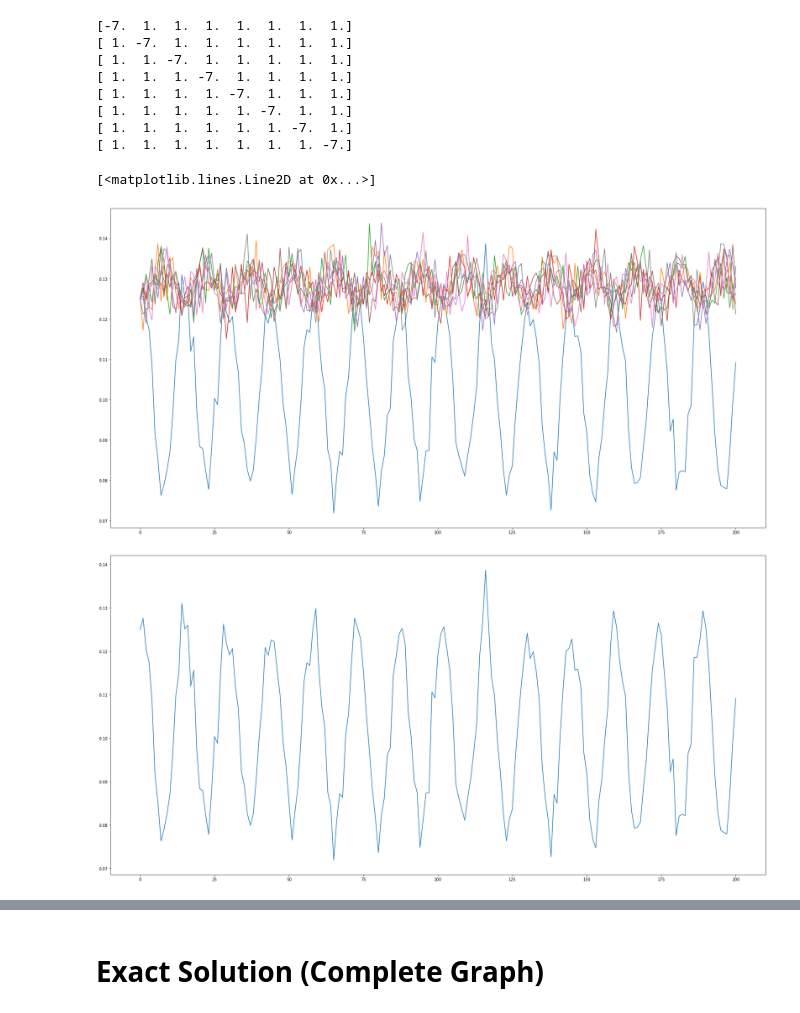
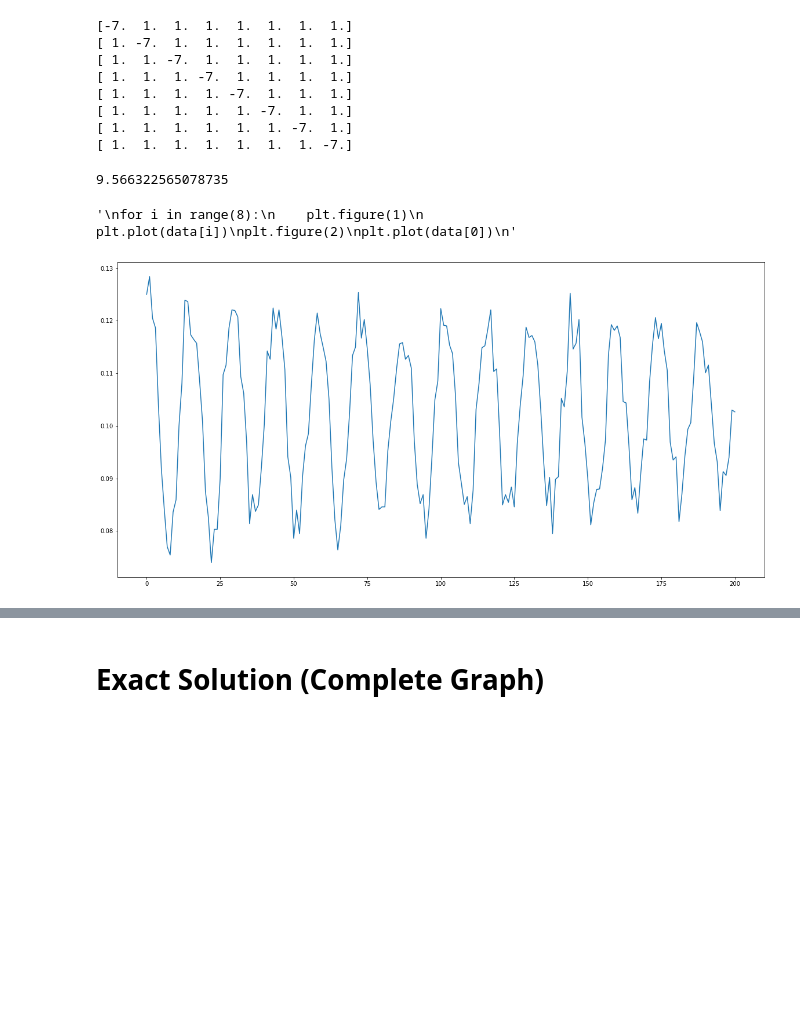
Before and after one commit to 5ean-github/NLSE, a Jupyter notebook: NLSE.ipynb, the cells around one changed output, grey strips where cells are left out. Drawn from its saved outputs; the diff is of its cells as text; code cells hidden in the pictures; blank space fills up the shorter version.

```diff
--- a/NLSE.ipynb
+++ b/NLSE.ipynb
@@ -444,16 +514,23 @@ def complete(numQubits,psi,g,delta_t,delta_x,V_diag,n,N):
 # %%
-psi = [1/math.sqrt(8) for i in range(8)]
-V_diag = [1,0,0,0,0,0,0,0]
+import time
+
+t = time.time()
+psi = np.array([1/math.sqrt(8) for i in range(8)])
+V_diag = np.array([1,0,0,0,0,0,0,0])
 data = complete(3,psi,1,0.05,1/math.sqrt(2),V_diag,200,1024*8)
+plt.plot(data[0])
+print(time.time()-t)
+'''
 for i in range(8):
     plt.figure(1)
     plt.plot(data[i])
 plt.figure(2)
 plt.plot(data[0])
+'''
 # %% [output]
-[<matplotlib.lines.Line2D at 0x...>]
+9.566322565078735
+'\nfor i in range(8):\n    plt.figure(1)\n    plt.plot(data[i])\nplt.figure(2)\nplt.plot(data[0])\n'
-[figure, old version]
+[figure, new version]
-[figure, removed]
 # %%
 N = [1024,1024*2,1024*4,1024*8]
 stddev = []
```
Also changed, not shown: parts of 12 cells of this notebook.
